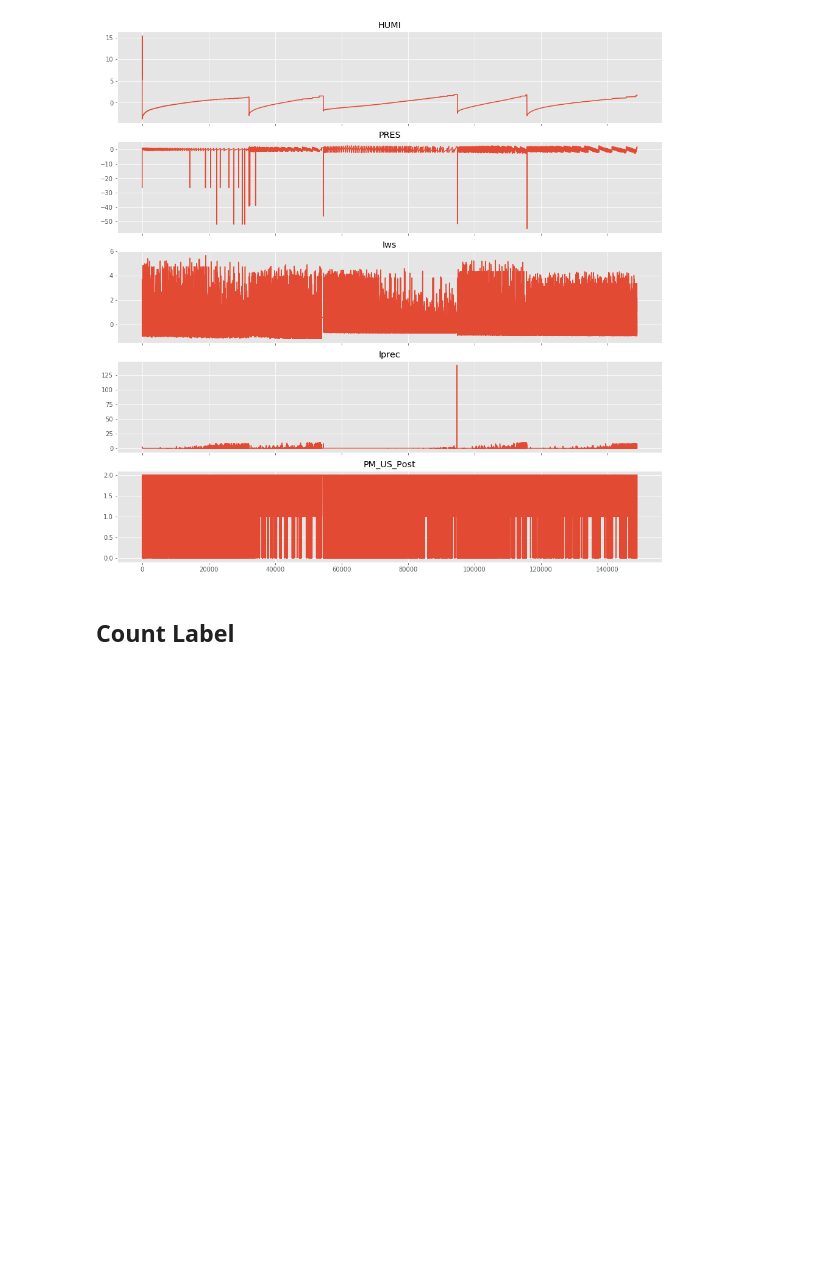
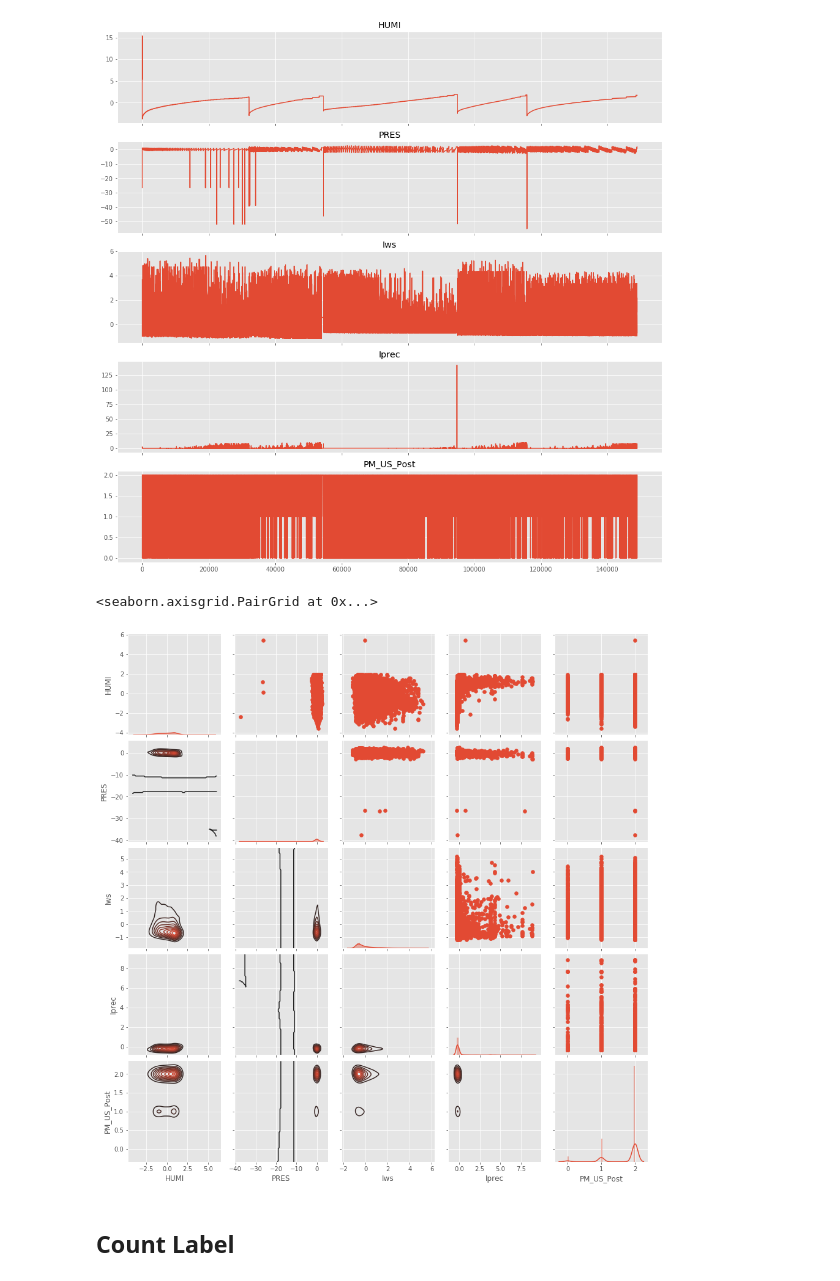
Before and after one commit to bdintu/machine-learning, a Jupyter notebook: lab3-2/lab3-2.ipynb, the cells around one changed output. Cells and saved outputs as stored; diff of their text form; code cells hidden in the pictures; blank space fills up the shorter version.

```diff
--- a/lab3-2/lab3-2.ipynb
+++ b/lab3-2/lab3-2.ipynb
@@ -166,11 +169,14 @@ for i, col in enumerate(rec_view.dtype.names):
 # %% [output]
 [figure]
 # %%
-# df = pd.DataFrame(rec_view[::16])
-# g = sns.PairGrid(df)
-# g.map_upper(plt.scatter)
-# g.map_lower(sns.kdeplot)
-# g.map_diag(sns.distplot)
+df = pd.DataFrame(rec_view[::16])
+g = sns.PairGrid(df)
+g.map_upper(plt.scatter)
+g.map_lower(sns.kdeplot)
+g.map_diag(sns.distplot)
+# %% [output]
+<seaborn.axisgrid.PairGrid at 0x...>
+[figure, added]
 # %% [markdown]
 ## Count Label
 # %%
```
Also changed, not shown: parts of 19 cells of this notebook.
